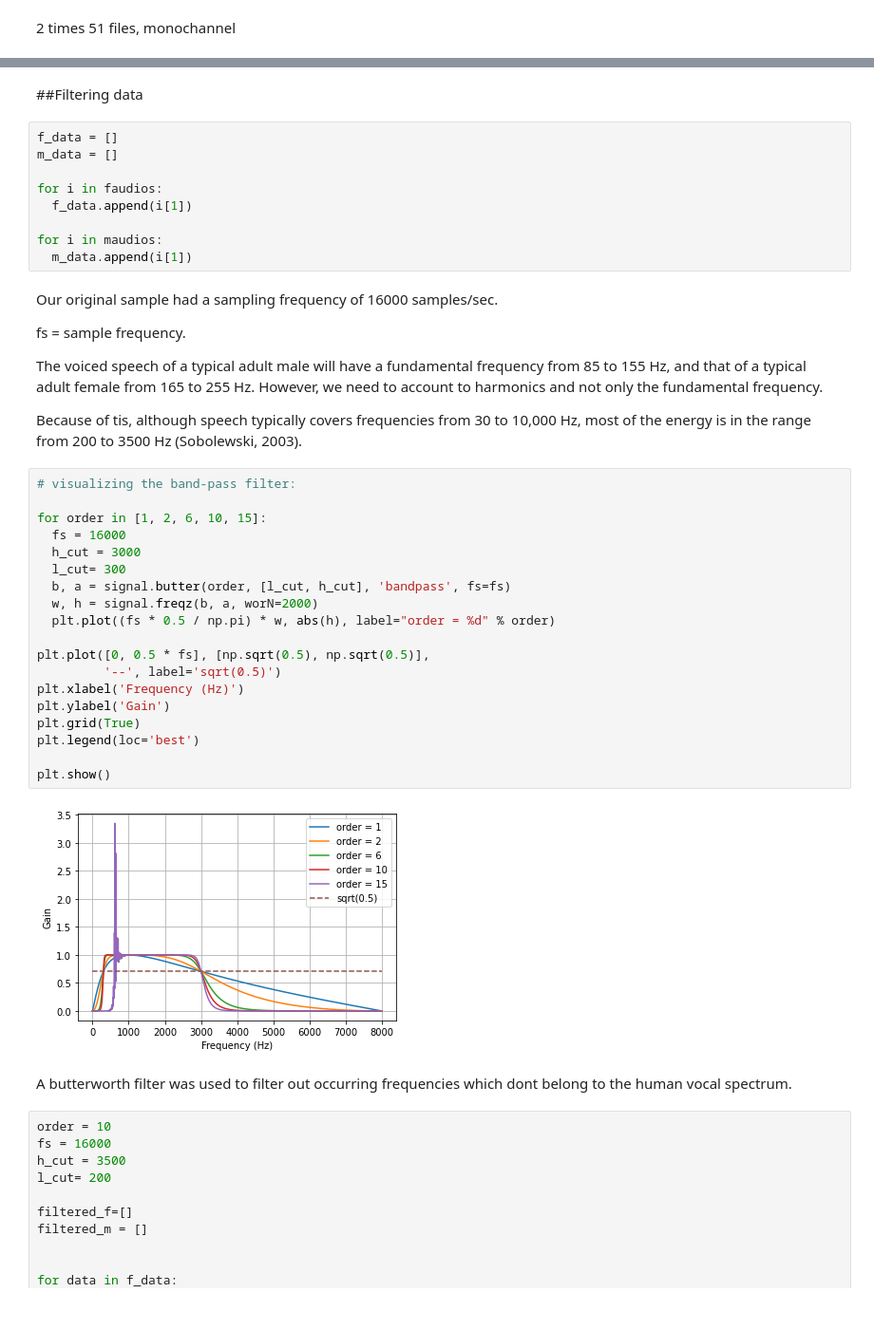
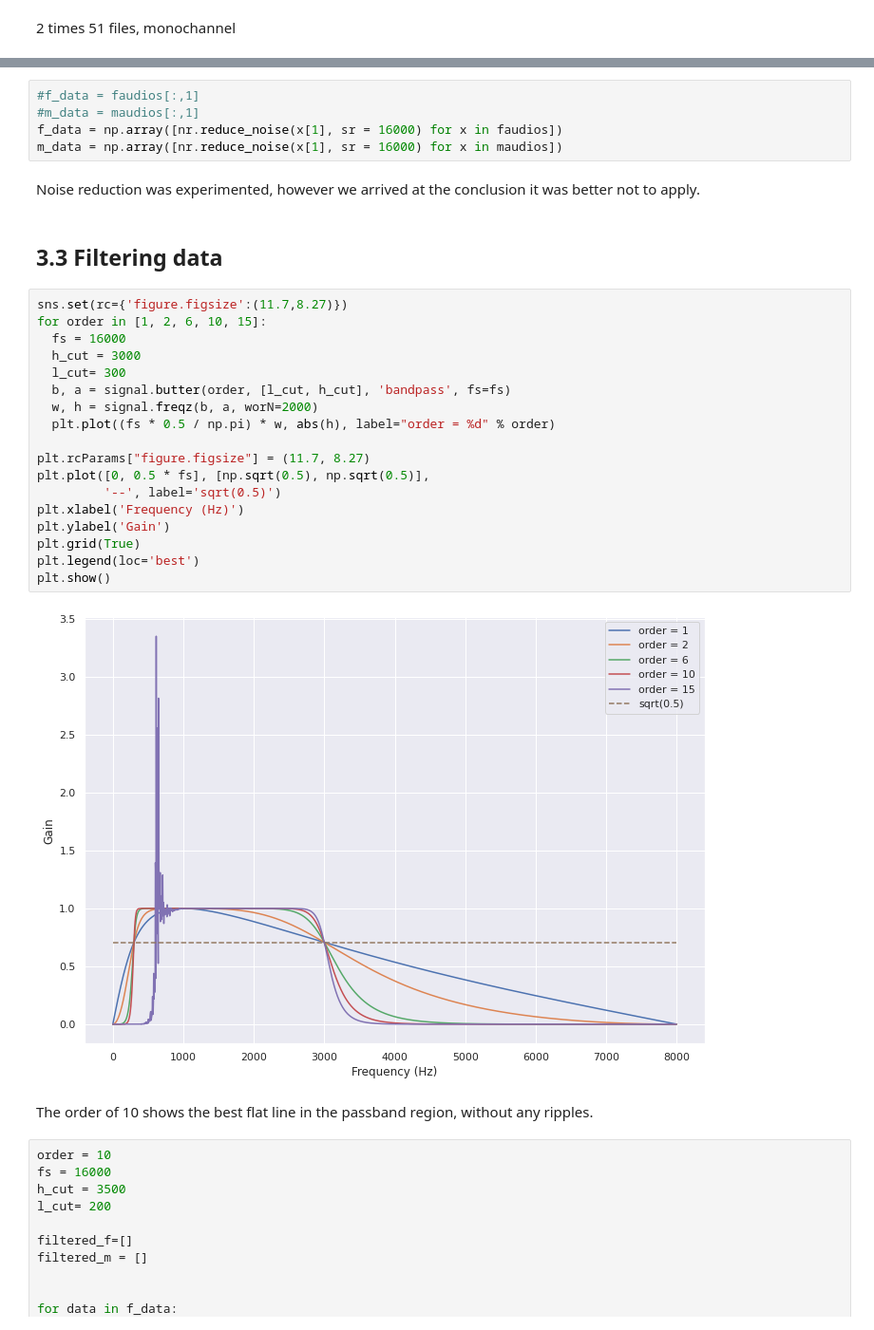
Before and after one commit to VascoBartolo/SP_project, a Jupyter notebook: signal_processing_catia.ipynb, the cells around one changed output, grey strips where cells are left out. Shown at 95% size. Cells and saved outputs as stored; diff of their text form.

```diff
--- a/signal_processing_catia.ipynb
+++ b/signal_processing_catia.ipynb
@@ -73,46 +211,34 @@ maudios.shape
+# %%
+#f_data = faudios[:,1]
+#m_data = maudios[:,1]
+f_data = np.array([nr.reduce_noise(x[1], sr = 16000) for x in faudios])
+m_data = np.array([nr.reduce_noise(x[1], sr = 16000) for x in maudios])
+# %% [markdown]
+Noise reduction was experimented, however we arrived at the conclusion it was better not to apply.
 # %% [markdown]
-##Filtering data
+## 3.3 Filtering data
-# %%
-f_data = []
-m_data = []
-
-for i in faudios:
-  f_data.append(i[1])
-
-for i in maudios:
-  m_data.append(i[1])
-# %% [markdown]
-Our original sample had a sampling frequency of 16000 samples/sec.
-
-fs = sample frequency.
-
-The voiced speech of a typical adult male will have a fundamental frequency from 85 to 155 Hz, and that of a typical adult female from 165 to 255 Hz.
-However, we need to account to harmonics and not only the fundamental frequency.
-
-Because of tis, although speech typically covers frequencies from 30 to 10,000 Hz, most of the energy is in the range from 200 to 3500 Hz (Sobolewski, 2003).
 # %%
-# visualizing the band-pass filter:
-
+sns.set(rc={'figure.figsize':(11.7,8.27)})
 for order in [1, 2, 6, 10, 15]:
   fs = 16000
   h_cut = 3000
   l_cut= 300
   b, a = signal.butter(order, [l_cut, h_cut], 'bandpass', fs=fs)
   w, h = signal.freqz(b, a, worN=2000)
   plt.plot((fs * 0.5 / np.pi) * w, abs(h), label="order = %d" % order)
 
+plt.rcParams["figure.figsize"] = (11.7, 8.27)
 plt.plot([0, 0.5 * fs], [np.sqrt(0.5), np.sqrt(0.5)],
          '--', label='sqrt(0.5)')
 plt.xlabel('Frequency (Hz)')
 plt.ylabel('Gain')
 plt.grid(True)
 plt.legend(loc='best')
-
 plt.show()
 # %% [output]
-[figure, old version]
+[figure, new version]
-# %% [markdown]
-A butterworth filter was used to filter out occurring frequencies which dont belong to the human vocal spectrum.
+# %% [markdown]
+The order of 10 shows the best flat line in the passband region, without any ripples.
 # %%
 order = 10
 fs = 16000
```
Also changed, not shown: parts of 84 cells of this notebook.
